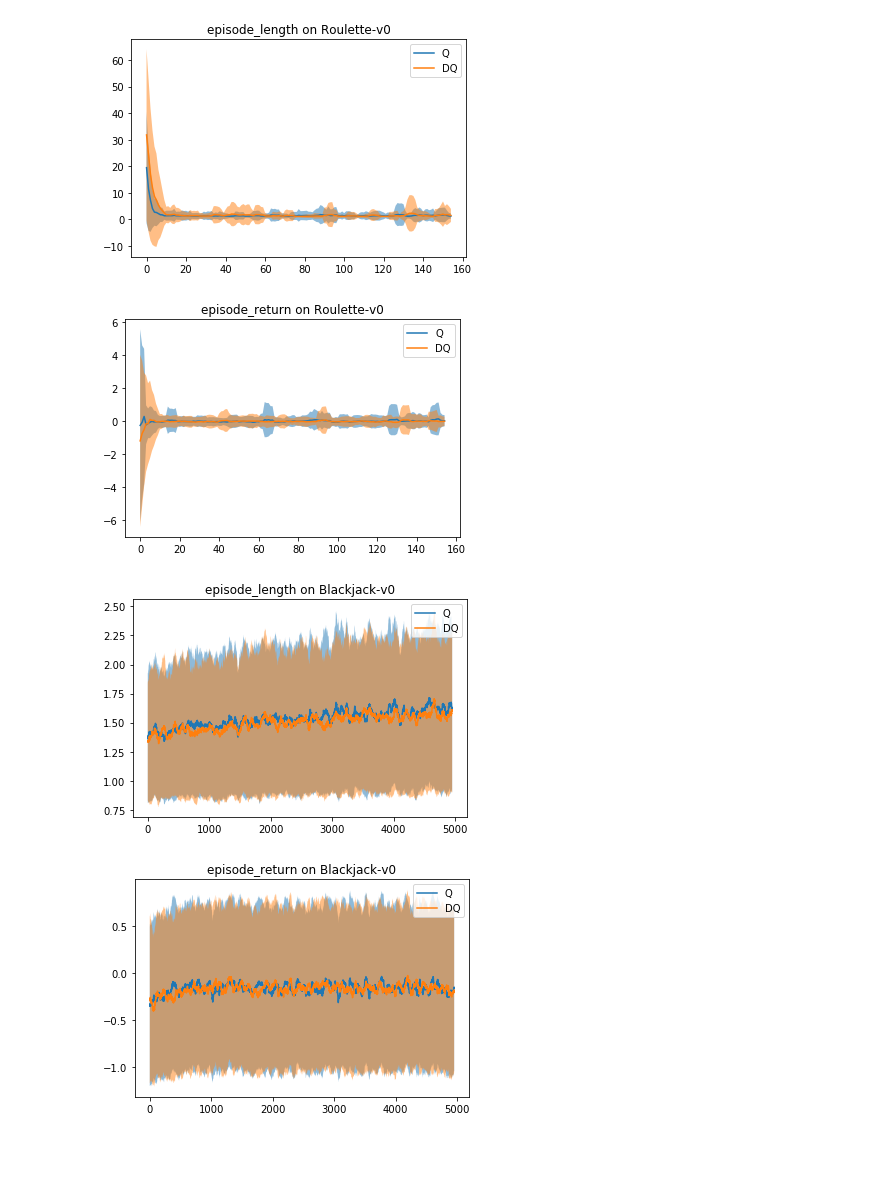
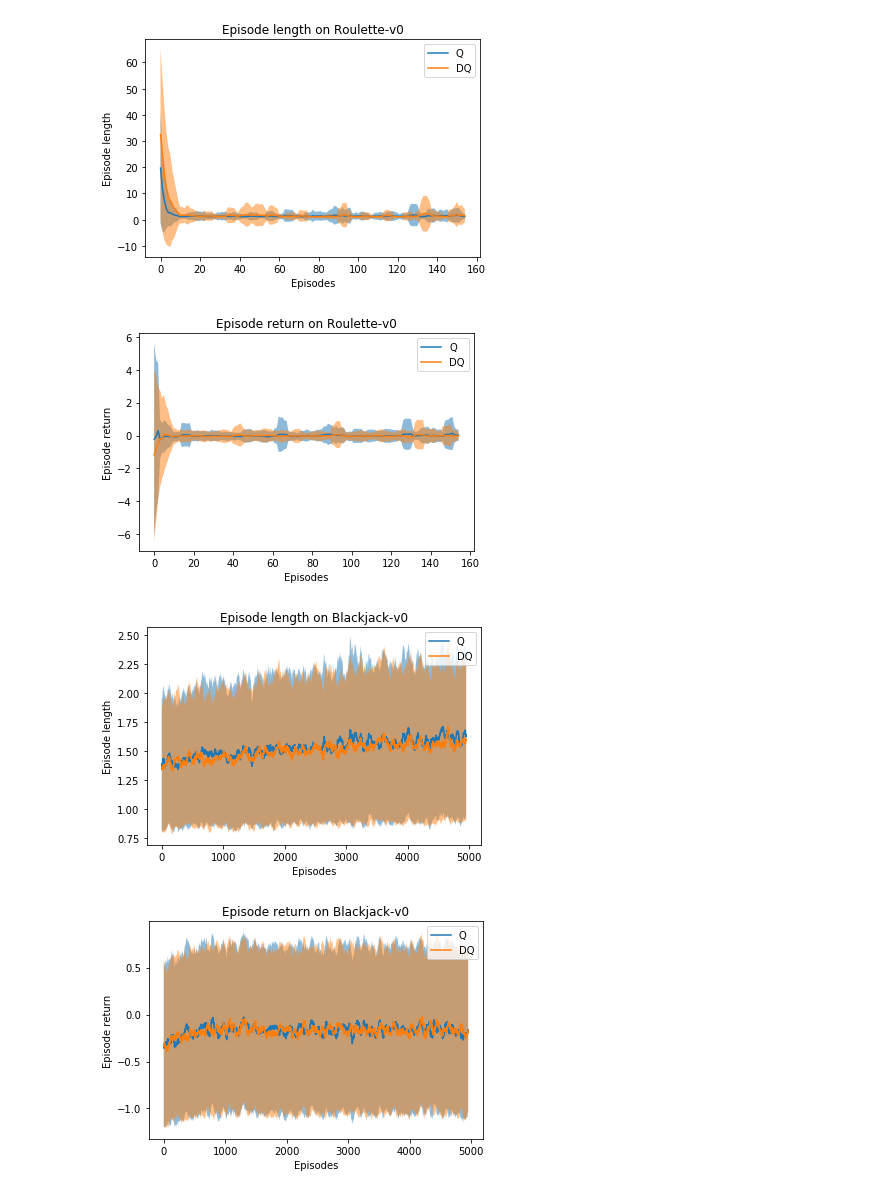
Before and after one commit to LysanderdeJong/RL-MiniProject, a Jupyter notebook: basic_experiments.ipynb, the cells around one changed output. Cells and saved outputs as stored; diff of their text form; code cells hidden in the pictures; blank space fills up the shorter version.

```diff
--- a/basic_experiments.ipynb
+++ b/basic_experiments.ipynb
@@ -73,7 +73,9 @@ for i in results[keys[0]].keys():
         pass
     else:
         plt.legend()
-        plt.title(f'{i} on {env_name}')
+        plt.ylabel(f"{i.replace('_', ' ').capitalize()}")
+        plt.xlabel("Episodes")
+        plt.title(f"{i.replace('_', ' ').capitalize()} on {env_name}")
         plt.savefig(f'figures/{env_name}_{i}.pdf', dpi=300)
         plt.show()
 # %% [output]
@@ -115,7 +117,9 @@ for i in results[keys[0]].keys():
         pass
     else:
         plt.legend()
-        plt.title(f'{i} on {env_name}')
+        plt.ylabel(f"{i.replace('_', ' ').capitalize()}")
+        plt.xlabel("Episodes")
+        plt.title(f"{i.replace('_', ' ').capitalize()} on {env_name}")
         plt.savefig(f'figures/{env_name}_{i}.pdf', dpi=300)
         plt.show()
 # %% [output]
@@ -156,12 +160,14 @@ for i in results[keys[0]].keys():
         pass
     else:
         plt.legend()
-        plt.title(f'{i} on {env_name}')
+        plt.ylabel(f"{i.replace('_', ' ').capitalize()}")
+        plt.xlabel("Episodes")
+        plt.title(f"{i.replace('_', ' ').capitalize()} on {env_name}")
         plt.savefig(f'figures/{env_name}_{i}.pdf', dpi=300)
         plt.show()
 # %% [output]
-[figure, old version]
+[figure, new version]
-[figure, old version]
+[figure, new version]
 # %%
 env_name = 'Blackjack-v0'
 environment  = gym.make(env_name)
@@ -171,33 +177,35 @@ config["num_episodes"] = 5000
 config["num_trails"] = 10
 
 #config["q_alpha"] = 0.0001
 #config["dq_alpha"] = 0.0001
 
 #config["q_epsilon"] = 0.5
 #config["dq_epsilon"] = 0.5
 #config["q_decay_rate"] = 0.995
 #config["dq_decay_rate"] = 0.995
 
 results = multi_trail_experiment(env_name, environment, config)
 
 smooth = 50
 keys = list(results.keys())
 for i in results[keys[0]].keys():
     for j in keys:
         if i == "q_values":
             pass
         else:
             mean = running_mean(results[j][i][0],smooth)
             std = running_mean(results[j][i][1],smooth)
             plt.plot(mean, label=f"{j}")
             plt.fill_between(range(len(mean)), mean-std, mean+std, alpha=0.5)
     if i == "q_values":
         pass
     else:
         plt.legend()
-        plt.title(f'{i} on {env_name}')
+        plt.ylabel(f"{i.replace('_', ' ').capitalize()}")
+        plt.xlabel("Episodes")
+        plt.title(f"{i.replace('_', ' ').capitalize()} on {env_name}")
         plt.savefig(f'figures/{env_name}_{i}.pdf', dpi=300)
         plt.show()
 # %% [output]
-[figure, old version]
+[figure, new version]
-[figure, old version]
+[figure, new version]
```
Also changed, not shown: parts of 3 cells of this notebook, 9 other files.
